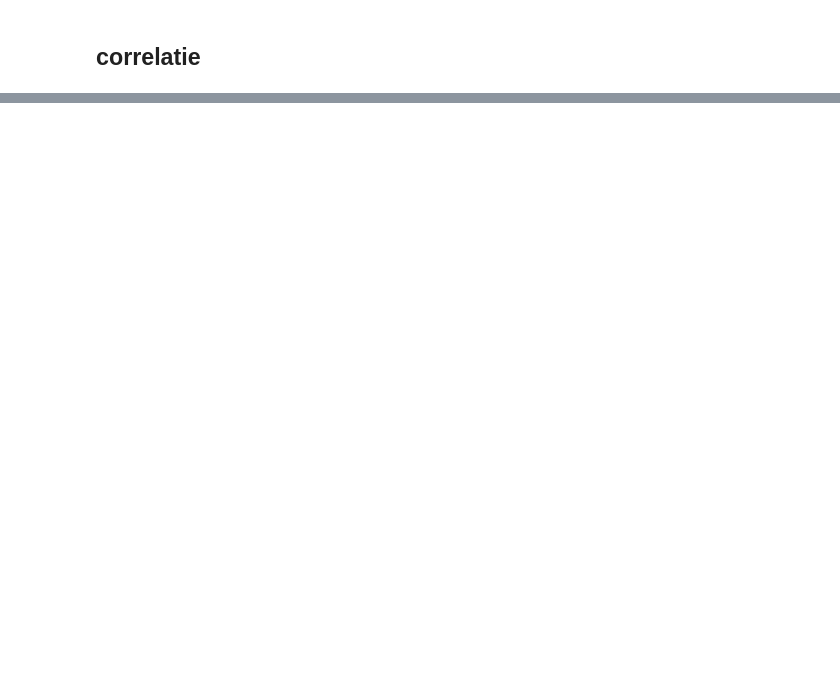
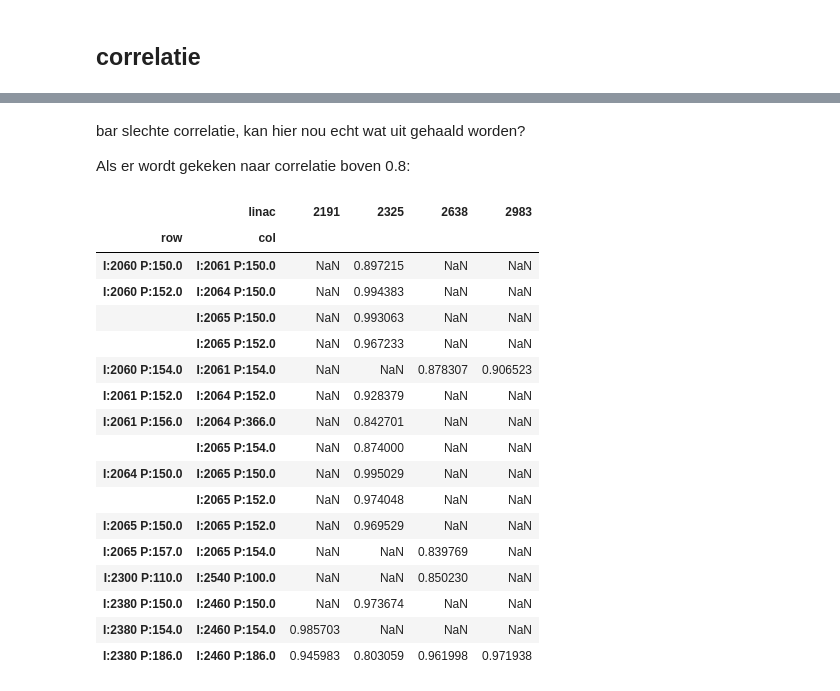
Before and after one commit to Larissavf/linac_research, a Jupyter notebook: EDA_all_linacs_mlc.ipynb, the cells around one changed output, grey strips where cells are left out. Cells and saved outputs as stored; diff of their text form; code cells hidden in the pictures; blank space fills up the shorter version.

Commit message:
De zelfde stappen herhaald voor de verschillende bestanden, onderzoeken van de data

```diff
--- a/EDA_all_linacs_mlc.ipynb
+++ b/EDA_all_linacs_mlc.ipynb
@@ -569,7 +588,6 @@ for x in range(len(show.columns)):
 152: Workflow set offset to adjust the radiation mapping.
 # %%
 mlc_cal_data = merged_df[merged_df["file_name"] == "Mlc_Minr_Off"]
-mlc_cal_data["Part&item"] = "I:"+ mlc_cal_data["item"].astype(str) + " P:"+ mlc_cal_data["part"].astype(str)
 
 nop45 = mlc_cal_data[mlc_cal_data["part"] != 45]
 
@@ -598,6 +616,7 @@ changed = result[result["difference"] != 0]
 
 changes = changed["PI"].unique().tolist()
 
+total_changes.append(changes)
 
 #only the changed combination of part and item
 changes_df_minor = mlc_cal_data[mlc_cal_data["Part&item"].isin(changes)]
@@ -657,7 +676,6 @@ for x in range(len(show.columns)):
 ## Mlc_refl_width
 # %%
 mlc_cal_data = merged_df[merged_df["file_name"] == "Mlc_refl_width"]
-mlc_cal_data["Part&item"] = "I:"+ mlc_cal_data["item"].astype(str) + " P:"+ mlc_cal_data["part"].astype(str)
 
 nop45 = mlc_cal_data[mlc_cal_data["part"] != 45]
 
@@ -686,6 +704,7 @@ changed = result[result["difference"] != 0]
 
 changes = changed["PI"].unique().tolist()
 
+total_changes.append(changes)
 
 #only the changed combination of part and item
 changes_df_refl = mlc_cal_data[mlc_cal_data["Part&item"].isin(changes)]
@@ -751,7 +770,6 @@ for x in range(len(show.columns)):
 366: Mechanical / electronic offset between both potentiometer readings.
 # %%
 mlc_cal_data = merged_df[merged_df["file_name"] == "Mlc_Sensor_Gains"]
-mlc_cal_data["Part&item"] = "I:"+ mlc_cal_data["item"].astype(str) + " P:"+ mlc_cal_data["part"].astype(str)
 
 nop45 = mlc_cal_data[mlc_cal_data["part"] != 45]
 
@@ -780,6 +798,7 @@ changed = result[result["difference"] != 0]
 
 changes = changed["PI"].unique().tolist()
 
+total_changes.append(changes)
 
 #only the changed combination of part and item
 changes_df_sensor_gains = mlc_cal_data[mlc_cal_data["Part&item"].isin(changes)]
@@ -971,0 +952,55 @@ for pivoted_df in pivoted:
+# %% [markdown]
+bar slechte correlatie, kan hier nou echt wat uit gehaald worden?
+
+Als er wordt gekeken naar correlatie boven 0.8:
+# %%
+results = pd.DataFrame()
+linac = [2325, 2191, 2638, 2983]
+num = -1
+
+for df_corr in corrs:
+    num += 1
+
+    # Flatten MultiIndex to full "I:... P:..." labels for both rows and columns
+    df_flat = df_corr.copy()
+    df_flat.columns = df_flat.columns.map(lambda x: f"I:{x[0]} P:{x[1]}")
+    df_flat.index = df_flat.index.map(lambda x: f"I:{x[0]} P:{x[1]}")
+
+    # Stack and filter correlations
+    df_result = (
+        df_flat.stack()
+        .reset_index()
+        .rename(columns={"level_0": "row", "level_1": "col", 0: "correlation"})
+        .query("correlation > 0.8 and correlation < 1")
+    )
+
+    # Add linac and deduplicate symmetrical pairs
+    df_result["linac"] = linac[num]
+    df_result["pair"] = df_result.apply(
+        lambda x: tuple(sorted([x["row"], x["col"]])), axis=1
+    )
+    df_result = df_result.drop_duplicates(subset="pair").drop(columns="pair")
+
+    results = pd.concat([results, df_result], ignore_index=True)
+
+# Pivot to get correlation per linac for each unique pair
+results.pivot(index=["row", "col"], values="correlation", columns="linac")
+# %% [output]
+|  | linac | 2191 | 2325 | 2638 | 2983 |
+| row | col |  |  |  |  |
+| I:2060 P:150.0 | I:2061 P:150.0 | NaN | 0.897215 | NaN | NaN |
+| I:2060 P:152.0 | I:2064 P:150.0 | NaN | 0.994383 | NaN | NaN |
+|  | I:2065 P:150.0 | NaN | 0.993063 | NaN | NaN |
+|  | I:2065 P:152.0 | NaN | 0.967233 | NaN | NaN |
+| I:2060 P:154.0 | I:2061 P:154.0 | NaN | NaN | 0.878307 | 0.906523 |
+| I:2061 P:152.0 | I:2064 P:152.0 | NaN | 0.928379 | NaN | NaN |
+| I:2061 P:156.0 | I:2064 P:366.0 | NaN | 0.842701 | NaN | NaN |
+|  | I:2065 P:154.0 | NaN | 0.874000 | NaN | NaN |
+| I:2064 P:150.0 | I:2065 P:150.0 | NaN | 0.995029 | NaN | NaN |
+|  | I:2065 P:152.0 | NaN | 0.974048 | NaN | NaN |
+| I:2065 P:150.0 | I:2065 P:152.0 | NaN | 0.969529 | NaN | NaN |
+| I:2065 P:157.0 | I:2065 P:154.0 | NaN | NaN | 0.839769 | NaN |
+| I:2300 P:110.0 | I:2540 P:100.0 | NaN | NaN | 0.850230 | NaN |
+| I:2380 P:150.0 | I:2460 P:150.0 | NaN | 0.973674 | NaN | NaN |
+| I:2380 P:154.0 | I:2460 P:154.0 | 0.985703 | NaN | NaN | NaN |
+| I:2380 P:186.0 | I:2460 P:186.0 | 0.945983 | 0.803059 | 0.961998 | 0.971938 |
```
Also changed, not shown: parts of 28 cells of this notebook.
